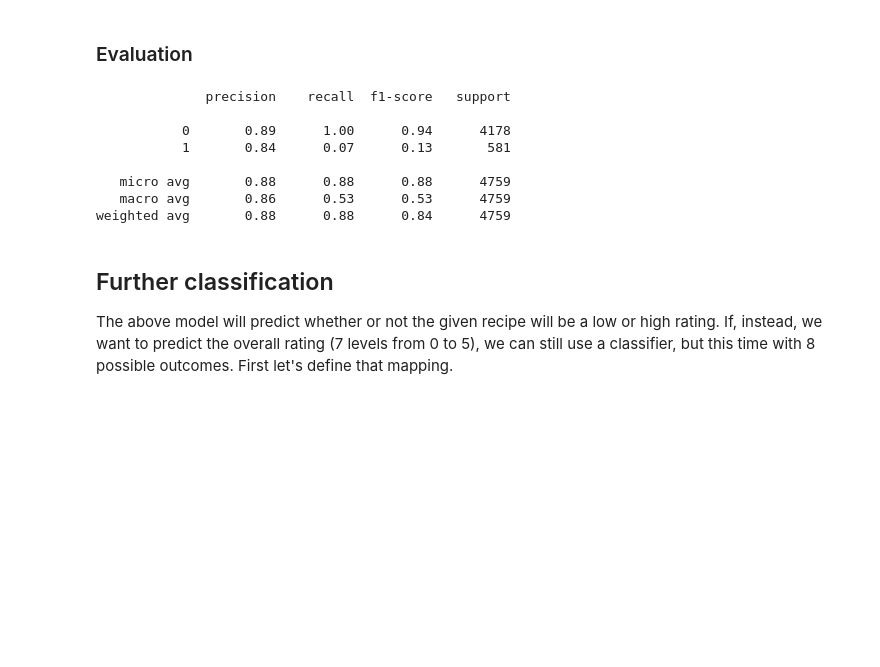
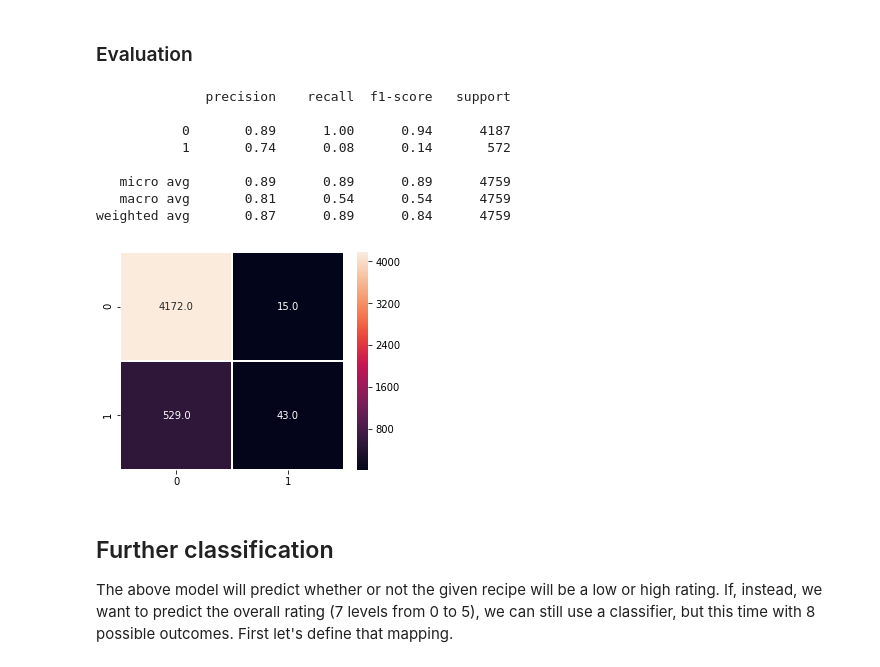
Before and after one commit to mkm29/DataScience, a Jupyter notebook: thinkful/unit/3/4/Epicurious Regression - SVC.ipynb, the cells around one changed output. Cells and saved outputs as stored; diff of their text form; code cells hidden in the pictures; blank space fills up the shorter version.

```diff
--- a/thinkful/unit/3/4/Epicurious Regression - SVC.ipynb
+++ b/thinkful/unit/3/4/Epicurious Regression - SVC.ipynb
@@ -175,17 +175,23 @@ weighted avg       0.89      0.89      0.84     11105
 # %%
 y_pred_test = svc_1ow.predict(X_test[selected_features_low])
 #Clasification report
 results_test = metrics.classification_report(y_true=(y_test<=2.5).astype(int), y_pred=y_pred_test)
 print(results_test)
+
+#Confusion Matrix
+cm_test = metrics.confusion_matrix(y_true=(y_test<=2.5).astype(int), y_pred=y_pred_test)
+f,ax = plt.subplots(figsize=(5, 4))
+sns.heatmap(cm_test, annot=True, linewidths=.5, fmt= '.1f',ax=ax);
 # %% [output]
               precision    recall  f1-score   support
 
-           0       0.89      1.00      0.94      4178
-           1       0.84      0.07      0.13       581
+           0       0.89      1.00      0.94      4187
+           1       0.74      0.08      0.14       572
 
-   micro avg       0.88      0.88      0.88      4759
-   macro avg       0.86      0.53      0.53      4759
-weighted avg       0.88      0.88      0.84      4759
+   micro avg       0.89      0.89      0.89      4759
+   macro avg       0.81      0.54      0.54      4759
+weighted avg       0.87      0.89      0.84      4759
+[figure, added]
 # %% [markdown]
 ## Further classification
 The above model will predict whether or not the given recipe will be a low or high rating. If, instead, we want to predict the overall rating (7 levels from 0 to 5), we can still use a classifier, but this time with 8 possible outcomes. First let's define that mapping.
```
Also changed, not shown: parts of 23 cells of this notebook.
